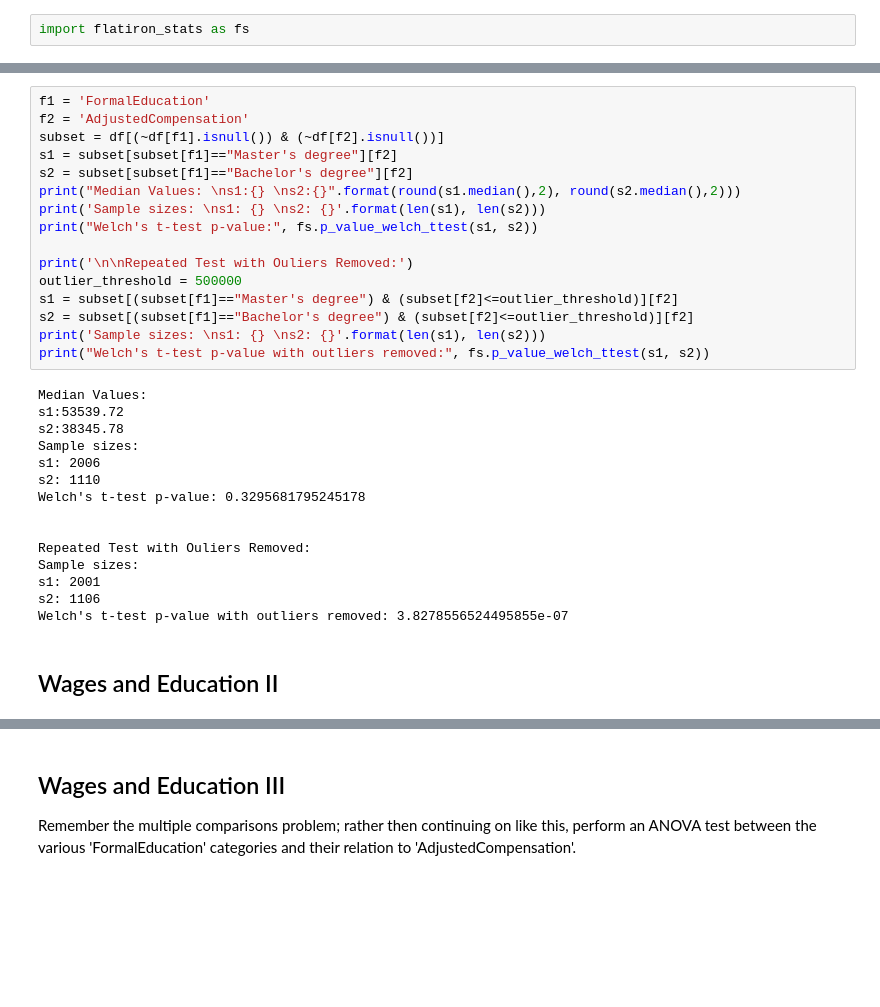
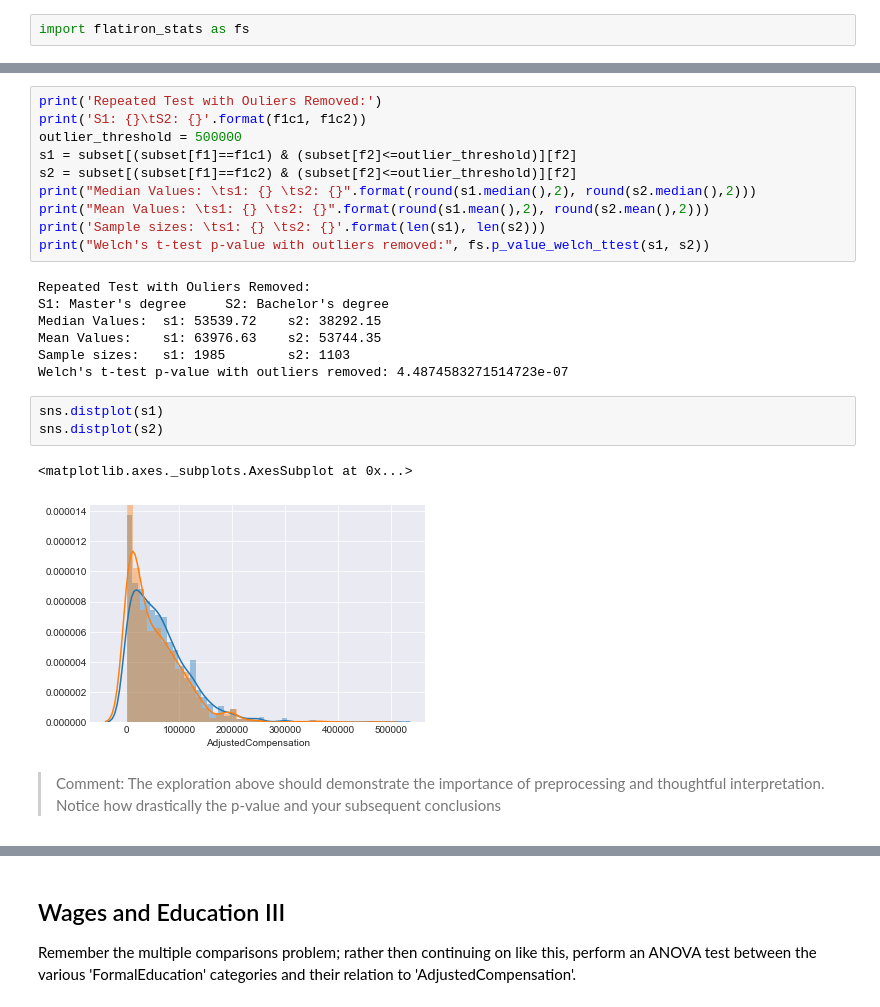
Before and after one commit to learn-co-curriculum/dsc-in-depth-ab-testing-lab, a Jupyter notebook: index.ipynb, the cells around one changed output, grey strips where cells are left out. Drawn from its saved outputs; the diff is of its cells as text; blank space fills up the shorter version.

```diff
--- a/index.ipynb
+++ b/index.ipynb
@@ -52,33 +106,25 @@ import flatiron_stats as fs
 # %%
-f1 = 'FormalEducation'
-f2 = 'AdjustedCompensation'
-subset = df[(~df[f1].isnull()) & (~df[f2].isnull())]
-s1 = subset[subset[f1]=="Master's degree"][f2]
-s2 = subset[subset[f1]=="Bachelor's degree"][f2]
-print("Median Values: \ns1:{} \ns2:{}".format(round(s1.median(),2), round(s2.median(),2)))
-print('Sample sizes: \ns1: {} \ns2: {}'.format(len(s1), len(s2)))
-print("Welch's t-test p-value:", fs.p_value_welch_ttest(s1, s2))
-
-print('\n\nRepeated Test with Ouliers Removed:')
+print('Repeated Test with Ouliers Removed:')
+print('S1: {}\tS2: {}'.format(f1c1, f1c2))
 outlier_threshold = 500000
-s1 = subset[(subset[f1]=="Master's degree") & (subset[f2]<=outlier_threshold)][f2]
-s2 = subset[(subset[f1]=="Bachelor's degree") & (subset[f2]<=outlier_threshold)][f2]
-print('Sample sizes: \ns1: {} \ns2: {}'.format(len(s1), len(s2)))
+s1 = subset[(subset[f1]==f1c1) & (subset[f2]<=outlier_threshold)][f2]
+s2 = subset[(subset[f1]==f1c2) & (subset[f2]<=outlier_threshold)][f2]
+print("Median Values: \ts1: {} \ts2: {}".format(round(s1.median(),2), round(s2.median(),2)))
+print("Mean Values: \ts1: {} \ts2: {}".format(round(s1.mean(),2), round(s2.mean(),2)))
+print('Sample sizes: \ts1: {} \ts2: {}'.format(len(s1), len(s2)))
 print("Welch's t-test p-value with outliers removed:", fs.p_value_welch_ttest(s1, s2))
 # %% [output]
-Median Values:
-s1:53539.72
-s2:38345.78
-Sample sizes:
-s1: 2006
-s2: 1110
-Welch's t-test p-value: 0.3295681795245178
-
-
 Repeated Test with Ouliers Removed:
-Sample sizes:
-s1: 2001
-s2: 1106
-Welch's t-test p-value with outliers removed: 3.8278556524495855e-07
+S1: Master's degree     S2: Bachelor's degree
+Median Values:  s1: 53539.72    s2: 38292.15
+Mean Values:    s1: 63976.63    s2: 53744.35
+Sample sizes:   s1: 1985        s2: 1103
+Welch's t-test p-value with outliers removed: 4.4874583271514723e-07
-# %% [markdown]
-## Wages and Education II
+# %%
+sns.distplot(s1)
+sns.distplot(s2)
+# %% [output]
+<matplotlib.axes._subplots.AxesSubplot at 0x...>
+[figure, added]
+# %% [markdown]
+> Comment: The exploration above should demonstrate the importance of preprocessing and thoughtful interpretation. Notice how drastically the p-value and your subsequent conclusions
```
Also changed, not shown: parts of 16 cells of this notebook, 4 other files.
